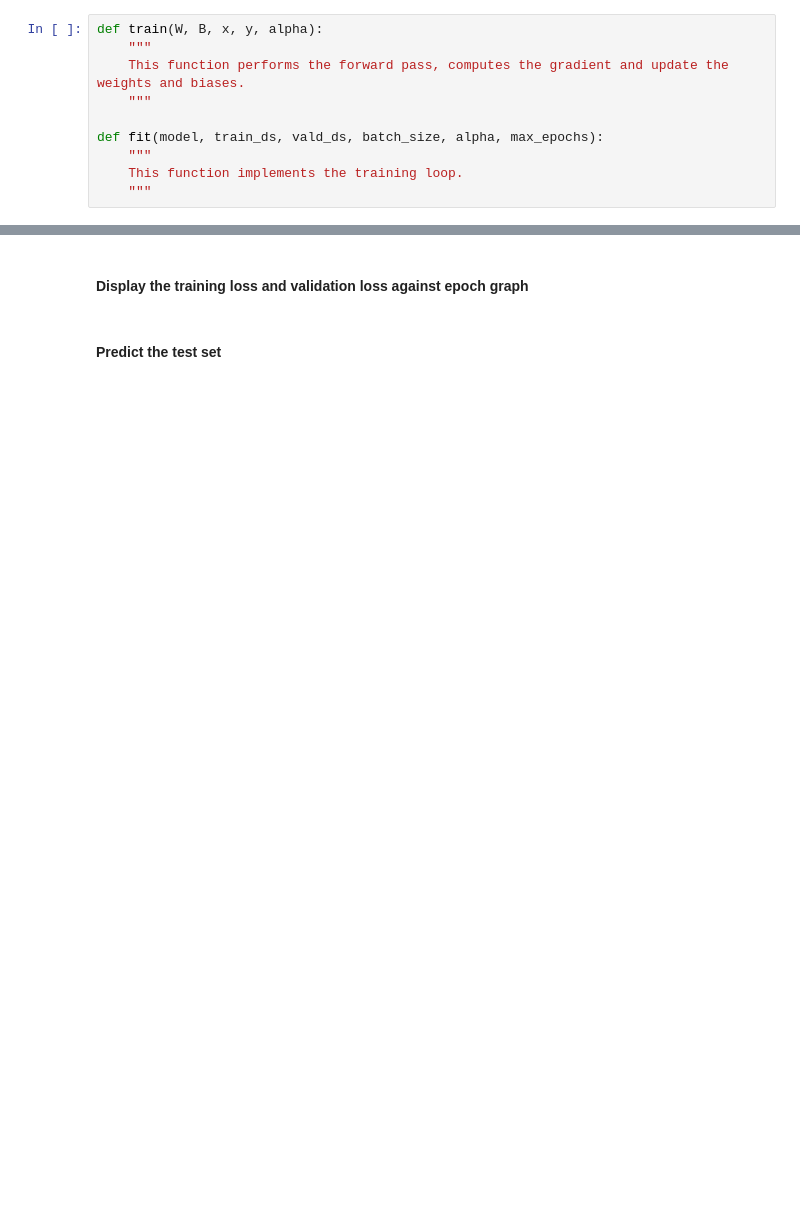
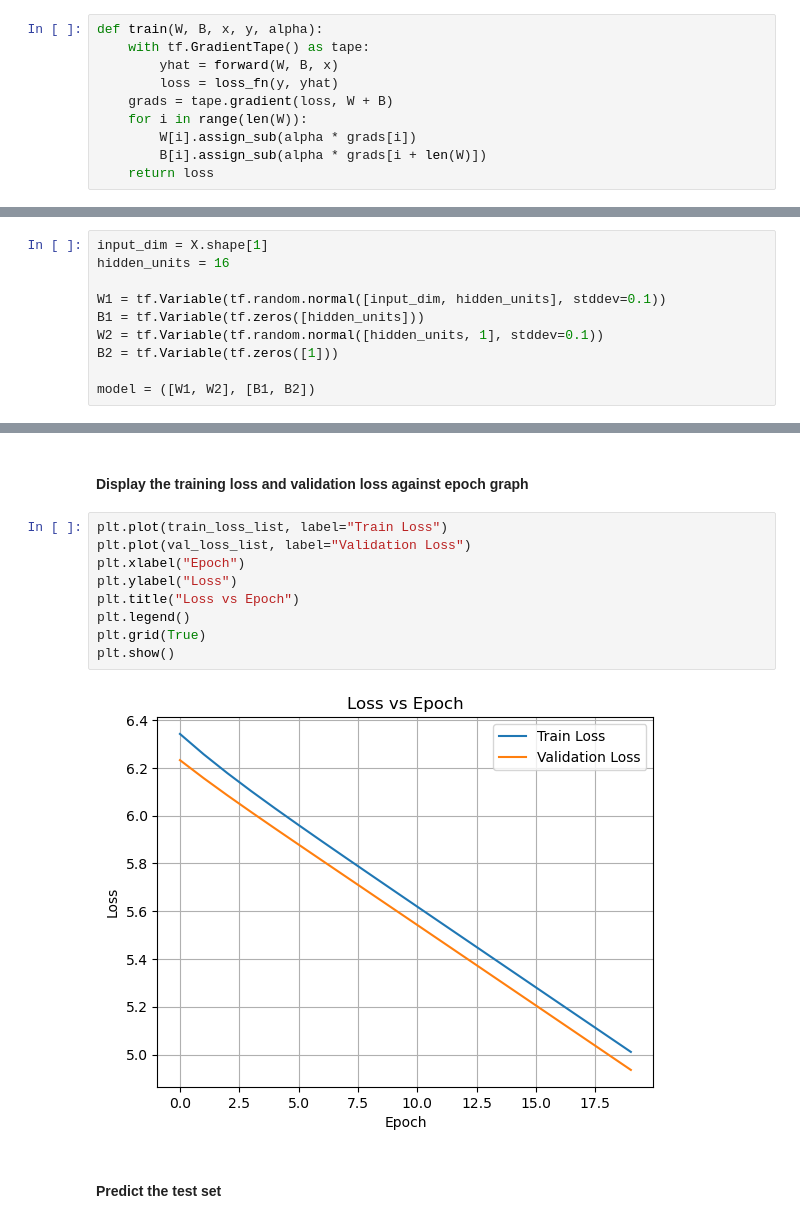
Before and after one commit to Wentxiang123/CPC251-Assignment, a Jupyter notebook: Assignment 1 Classification (Template).ipynb, the cells around one changed output, grey strips where cells are left out. Saved outputs shown, nothing was run; the diff lists cells and outputs as text; blank space fills up the shorter version.

```diff
--- a/Assignment 1 Classification (Template).ipynb
+++ b/Assignment 1 Classification (Template).ipynb
@@ -55,19 +55,29 @@ Hint: <br>
 Use `tf.GradientTape` to compute the gradients.
 # %%
 def train(W, B, x, y, alpha):
-    """
-    This function performs the forward pass, computes the gradient and update the weights and biases.
-    """
-
-def fit(model, train_ds, vald_ds, batch_size, alpha, max_epochs):
-    """
-    This function implements the training loop.
-    """
+    with tf.GradientTape() as tape:
+        yhat = forward(W, B, x)
+        loss = loss_fn(y, yhat)
+    grads = tape.gradient(loss, W + B)
+    for i in range(len(W)):
+        W[i].assign_sub(alpha * grads[i])
+        B[i].assign_sub(alpha * grads[i + len(W)])
+    return loss
 # %% [markdown]
 #### Define the tensors to hold the weights and biases (create the model)
 Hint: <br>
 Use `tf.Variable` to create the tensors.<br>
 Put the tensors in a list.
+# %%
+input_dim = X.shape[1]
+hidden_units = 16
+
+W1 = tf.Variable(tf.random.normal([input_dim, hidden_units], stddev=0.1))
+B1 = tf.Variable(tf.zeros([hidden_units]))
+W2 = tf.Variable(tf.random.normal([hidden_units, 1], stddev=0.1))
+B2 = tf.Variable(tf.zeros([1]))
+
+model = ([W1, W2], [B1, B2])
 # %% [markdown]
 #### Split the dataset
 The ratio of training and test is 7:1:2.
@@ -78,4 +184,15 @@ The ratio of training and test is 7:1:2.
 # %% [markdown]
 #### Display the training loss and validation loss against epoch graph
+# %%
+plt.plot(train_loss_list, label="Train Loss")
+plt.plot(val_loss_list, label="Validation Loss")
+plt.xlabel("Epoch")
+plt.ylabel("Loss")
+plt.title("Loss vs Epoch")
+plt.legend()
+plt.grid(True)
+plt.show()
+# %% [output]
+[figure, added]
 # %% [markdown]
 #### Predict the test set
```
Also changed, not shown: parts of 6 cells of this notebook.
